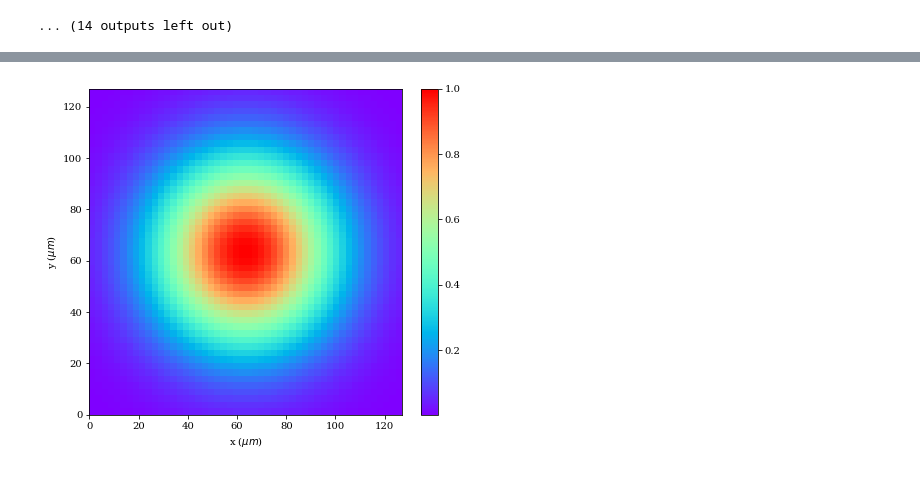
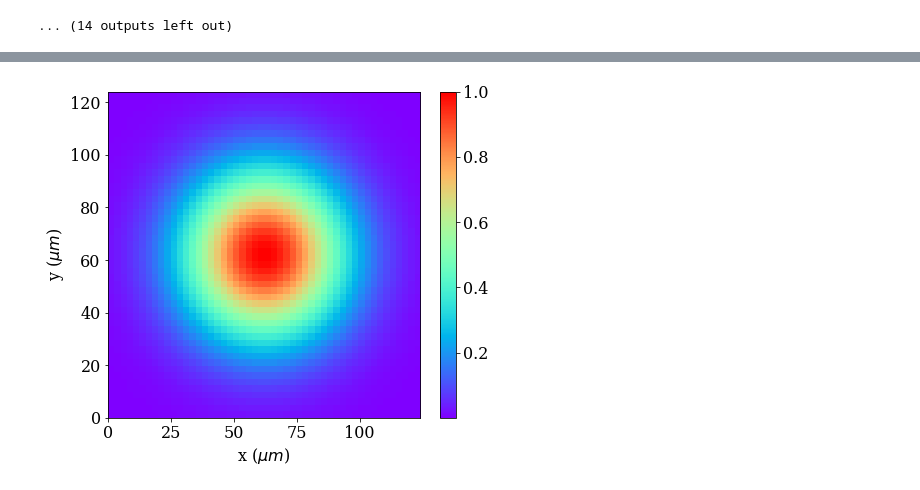
Before and after one commit to nimachm81/myPyCodes, a Jupyter notebook: Periodic Gaussian Plasma 2D - BandStructure .ipynb, the cells around one changed output, grey strips where cells are left out. Drawn from its saved outputs; the diff is of its cells as text; code cells hidden in the pictures.

```diff
--- a/Periodic Gaussian Plasma 2D - BandStructure .ipynb
+++ b/Periodic Gaussian Plasma 2D - BandStructure .ipynb
@@ -101,8 +107,8 @@ replace harmonics
 # %%
 ## substitutions
 
-pitch = 127
-fwhm = 62
+pitch = 124
+fwhm = 54
 
 X_p = 1.0
 Y_p = 1.0
@@ -114,13 +120,13 @@ ky_m_sub = 2*np.pi/Y_p
 eps_r_sub = 11.7
 e_sub = 1
 m_e_sub = 1
-gamma_sub = 1.0
 
 def FWHMtoDecayRate(FWHM):
     return (2*np.sqrt(np.log(2)))/FWHM
 
 
-w_p = 5.0*constants.tera/(constants.c/(pitch*constants.micro))
+f_p_norm = 1.2
+w_p = f_p_norm*(2.0*np.pi)*constants.tera/(constants.c/(pitch*constants.micro))
 gamma_sub = 1.0*constants.tera/(constants.c/(pitch*constants.micro))
 
 n_e_max = w_p**2*eps_r_sub*eps_0_sub
@@ -139,4 +145,12 @@ EQ_J_harm_kw = EQ_J_harm.subs([(eps_0, eps_0_sub), (mu_0, mu_0_sub), (eps_r, eps
 print("numerical substitution")
 display(Math('EQ_\\text{E harm} = ' + latex(EQ_E_harm_kw)))
 display(Math('EQ_\\text{J harm} = ' + latex(EQ_J_harm_kw)))
+
+
+k_rho, phi = symbols(r'k_\rho \phi')
+EQ_E_harm_krho_w = EQ_E_harm_kw.subs([(kx, k_rho*cos(phi)), (ky, k_rho*sin(phi))])
+EQ_J_harm_krho_w = EQ_J_harm_kw.subs([(kx, k_rho*cos(phi)), (ky, k_rho*sin(phi))])
+print("polar form")
+display(Math('EQ_\\text{E harm} = ' + latex(EQ_E_harm_krho_w)))
+display(Math('EQ_\\text{J harm} = ' + latex(EQ_E_harm_krho_w)))
 # %% [output]
@@ -163,40 +180,27 @@ def get_ne_harmonics(Ns):
     ne_harm_vec = pde_J_FB.getFourierCoeffs(ne_fun, [0.0, 0.0], [X_p, Y_p], Ns)
     return ne_harm_vec
 
+from enum import Enum
+class EigSolveMethod(Enum):
+    set_k_get_omega = 1,
+    set_omega_get_kx = 2,
+    set_omegaphi_get_krho = 3
 
 A_mat_list = None
-set_k_get_omega = False
 
-def set_matrices_list(kx_i, ky_j, Ns):
+def set_matrices_list_wphi(w_i, phi_j, Ns):
+    ## sets omega to w_i and and phi and looks for k_rho
+    ## it takes losses into account by solving for a complex k_rho
     ne_harm_vec = get_ne_harmonics(Ns)
 
-    EQ_E_fin = EQ_E_harm_kw.subs([(kx, kx_i), (ky, ky_j)])
-    EQ_J_fin = EQ_J_harm_kw.subs([(kx, kx_i), (ky, ky_j)])
+    EQ_E_fin = EQ_E_harm_krho_w.subs([(omega, w_i), (phi, phi_j)])
+    EQ_J_fin = EQ_J_harm_krho_w.subs([(omega, w_i), (phi, phi_j)])
 
     expr_list = [EQ_E_fin, EQ_J_fin]
     vars = [E_tilde, J_tilde]
     pars = [ne_tilde]
     pars_vecs = [ne_harm_vec]
-    eig_vars = [omega]
-    pde_J_FB.setupNumericalParameters(expr_list, Ns, vars, pars, pars_vecs, eig_vars)
-    pde_J_FB.calculateDenseMatrices = True
-
-    A_mat_list = pde_J_FB.orthogonalToNumpyMatrix()
-    return A_mat_list
-
-def set_matrices_list_wky0(w_i, Ns):
-    ## sets omega to w_i and and ky=0 and looks for kx (i.e. Gamma-X band in a square lattice)
-    ## it takes losses into account by solving for a complex k_x
-    ne_harm_vec = get_ne_harmonics(Ns)
-
-    EQ_E_fin = EQ_E_harm_kw.subs([(omega, w_i), (ky, 0)])
-    EQ_J_fin = EQ_J_harm_kw.subs([(omega, w_i), (ky, 0)])
-
-    expr_list = [EQ_E_fin, EQ_J_fin]
-    vars = [E_tilde, J_tilde]
-    pars = [ne_tilde]
-    pars_vecs = [ne_harm_vec]
-    eig_vars = [kx]
+    eig_vars = [k_rho]
     pde_J_FB.setupNumericalParameters(expr_list, Ns, vars, pars, pars_vecs, eig_vars)
     pde_J_FB.calculateDenseMatrices = True
 
@@ -206,25 +210,25 @@ def set_matrices_list_wky0(w_i, Ns):
 
 kx_i = 1.0
 ky_j = 0.0
+k_rho_i = np.sqrt(kx_i**2 + ky_j**2)
+phi_j = np.arctan2(ky_j, kx_i)
+print("phi: ", phi_j)
 w_i = 1.5
-if set_k_get_omega:
-    A_mat_list = set_matrices_list(kx_i, ky_j, Ns)
-else:
-    A_mat_list = set_matrices_list_wky0(w_i, Ns)
 
-figsize(7, 6)
+A_mat_list = set_matrices_list_wphi(w_i, phi_j, Ns)
 
-x = np.linspace(0, X_p, 50)
-y = np.linspace(0, X_p, 50)
-x_mesh, y_mesh = np.meshgrid(x, y, indexing='ij')
-ne_mesh = ne_fun([x_mesh, y_mesh])
-ne_mesh /= np.max(ne_mesh)
+if plot_data:
+    x = np.linspace(0, X_p, 50)
+    y = np.linspace(0, X_p, 50)
+    x_mesh, y_mesh = np.meshgrid(x, y, indexing='ij')
+    ne_mesh = ne_fun([x_mesh, y_mesh])
+    ne_mesh /= np.max(ne_mesh)
 
 
-imshow(ne_mesh, cmap="rainbow", extent=[0, pitch, 0, pitch], origin='lower', aspect='auto')
-xlabel("x ($\mu m$)")
-ylabel("y ($\mu m$)")
-colorbar()
-savefig('other/periodicGaussian/lattice_127_62.png',  bbox_inches='tight', pad_inches=0.5)
-show()
+    plt.imshow(ne_mesh, cmap="rainbow", extent=[0, pitch, 0, pitch], origin='lower', aspect='auto')
+    plt.xlabel("x ($\mu m$)")
+    plt.ylabel("y ($\mu m$)")
+    plt.colorbar()
+    savefig('other/periodicGaussian/lattice_127_62.png',  bbox_inches='tight', pad_inches=0.5)
+    plt.show()
 # %% [output]
@@ -231,4 +236,4 @@ show()
-[figure, old version]
+[figure, new version]
 # %%
 from Electromagnetics import Misc
 
```
Also changed, not shown: parts of 12 cells of this notebook, 8 other files.
